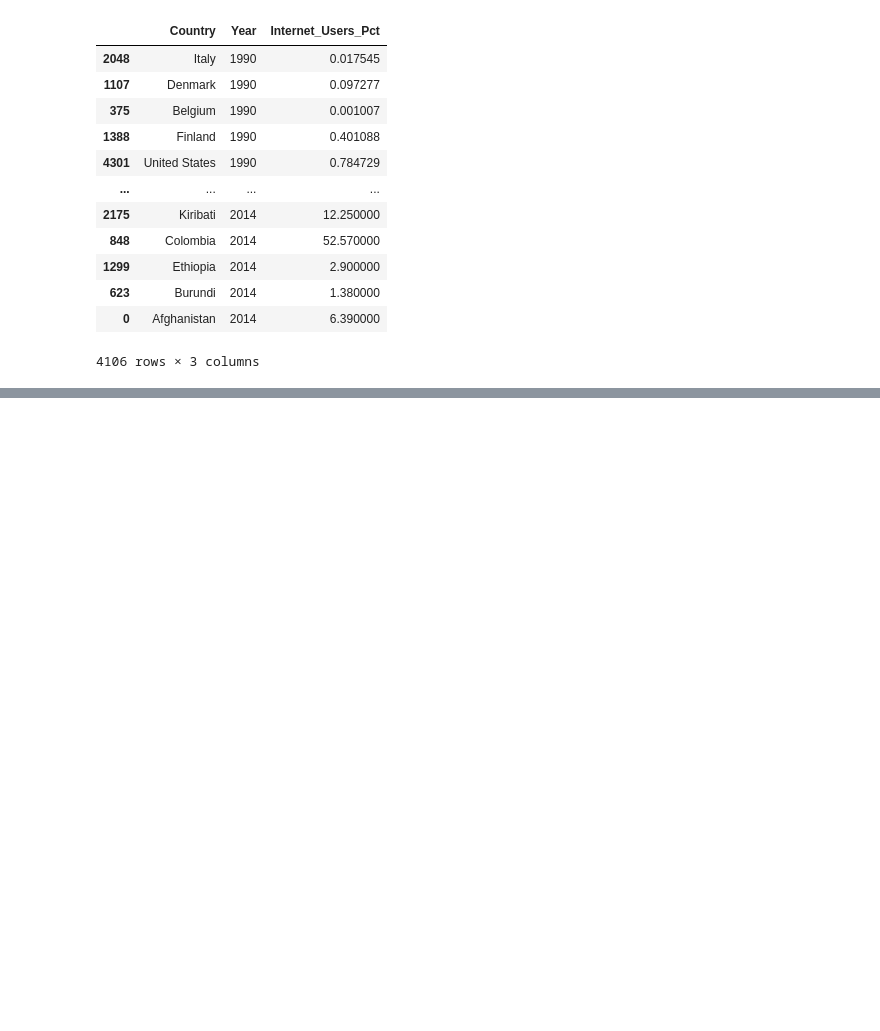
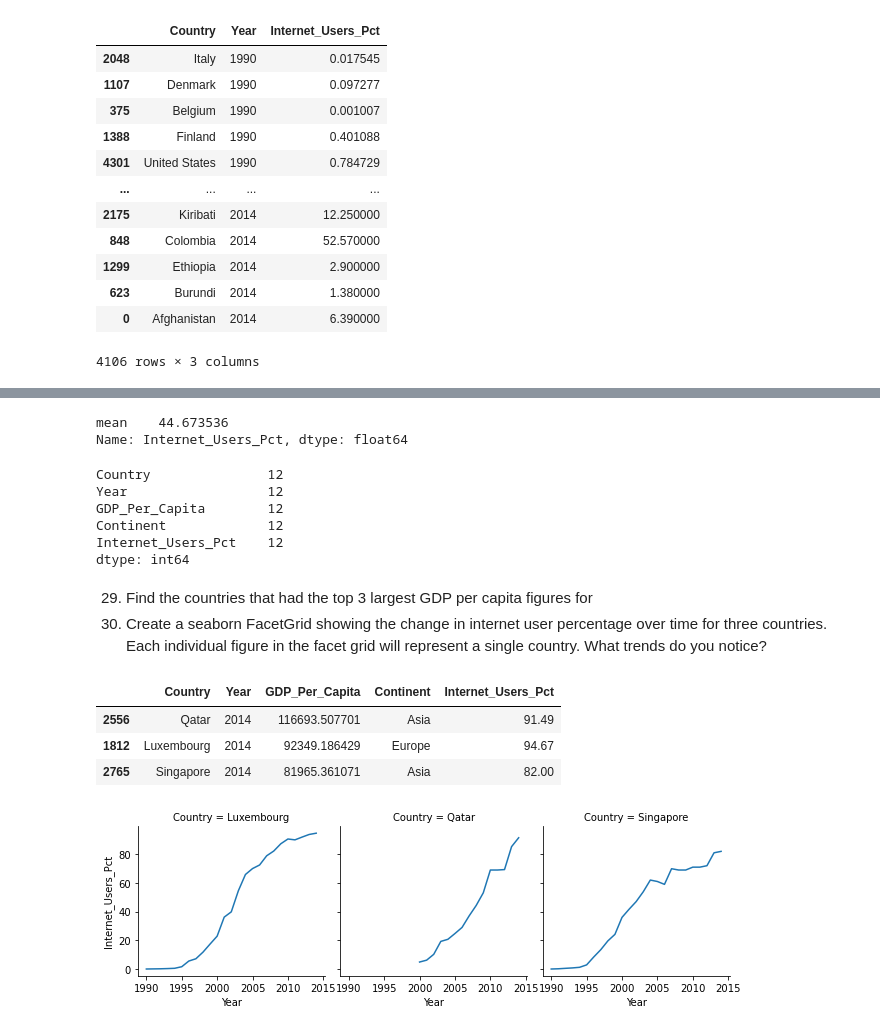
Before and after one commit to nss-data-science-cohort-4/dq1-undata-dailyp, a Jupyter notebook: notebooks/UN_data_exploration.ipynb, the cells around one changed output, grey strips where cells are left out. Saved outputs shown, nothing was run; the diff lists cells and outputs as text; code cells hidden in the pictures; blank space fills up the shorter version.

```diff
--- a/notebooks/UN_data_exploration.ipynb
+++ b/notebooks/UN_data_exploration.ipynb
@@ -354,0 +579,3 @@ internet_df[internet_df['Internet_Users_Pct']>0].sort_values(by = 'Year')
+# %%
+#merge gdp_df & internet_df
+gdp_and_internet_use = gdp_df.merge(internet_df, on=['Country', 'Year'])
@@ -354,0 +655,28 @@ internet_df[internet_df['Internet_Users_Pct']>0].sort_values(by = 'Year')
+# %%
+gdp_and_internet_use_2014['Internet_Users_Pct'].agg(['mean'])
+# %% [output]
+mean    44.673536
+Name: Internet_Users_Pct, dtype: float64
+# %%
+# number of countries that have at least 90% users
+gdp_and_internet_use_2014[gdp_and_internet_use_2014['Internet_Users_Pct']>90].count()
+# %% [output]
+Country               12
+Year                  12
+GDP_Per_Capita        12
+Continent             12
+Internet_Users_Pct    12
+dtype: int64
+# %% [markdown]
+29. Find the countries that had the top 3 largest GDP per capita figures for
+2014. Create a seaborn FacetGrid showing the change in internet user
+percentage over time for three countries. Each individual figure in the
+facet grid will represent a single country. What trends do you notice?
+# %%
+# Qatar, Luxembourg, Singapore are top 3 GDP
+gdp_and_internet_use_2014.sort_values('GDP_Per_Capita', ascending=False).head(3)
+# %% [output]
+|  | Country | Year | GDP_Per_Capita | Continent | Internet_Users_Pct |
+| 2556 | Qatar | 2014 | 116693.507701 | Asia | 91.49 |
+| 1812 | Luxembourg | 2014 | 92349.186429 | Europe | 94.67 |
+| 2765 | Singapore | 2014 | 81965.361071 | Asia | 82.00 |
@@ -354,0 +685,8 @@ internet_df[internet_df['Internet_Users_Pct']>0].sort_values(by = 'Year')
+# %%
+plt.figsize = (12,8)
+gdp_and_internet_use_2014_top3 = gdp_and_internet_use[gdp_and_internet_use['Country'].isin(['Qatar','Luxembourg','Singapore'])]
+g = sns.FacetGrid(gdp_and_internet_use_2014_top3, col = "Country" )
+g.map_dataframe(sns.lineplot, "Year", 'Internet_Users_Pct')
+plt.show()
+# %% [output]
+[figure, added]
```
Also changed, not shown: parts of 50 cells of this notebook.
